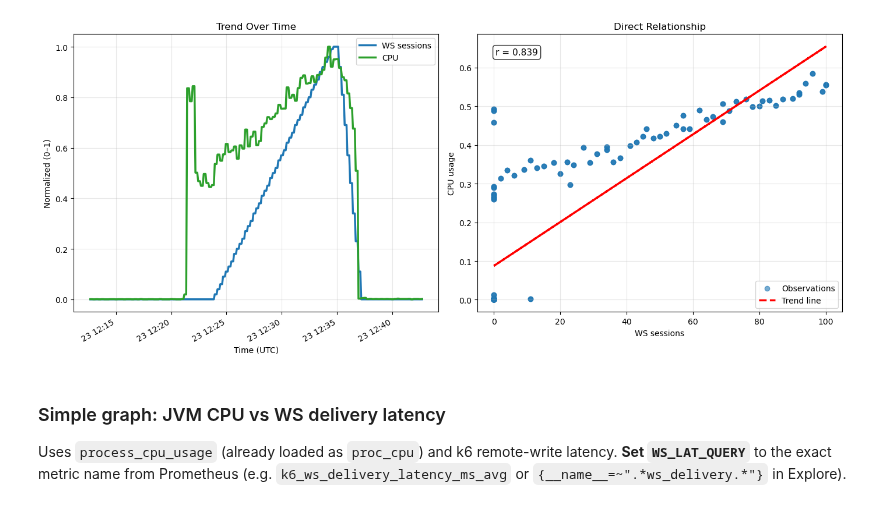
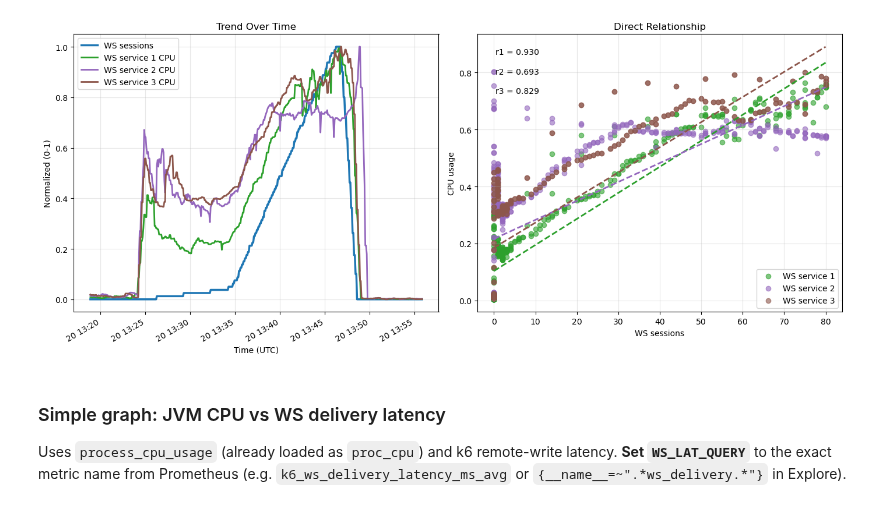
Before and after one commit to jakubjanak2004/chat-data-analysis, a Jupyter notebook: notebooks/intensive_messaging_analysis.ipynb, the cells around one changed output. Cells and saved outputs as stored; diff of their text form; code cells hidden in the pictures.

```diff
--- a/notebooks/intensive_messaging_analysis.ipynb
+++ b/notebooks/intensive_messaging_analysis.ipynb
@@ -64,0 +11,3 @@ ws_lat = prom_query_range(
+# %%
+df = pd.read_csv('../exports/intensive_messaging_eda.csv')
+df
@@ -197,62 +204,81 @@ plt.show()
 fig, (ax1, ax2) = plt.subplots(1, 2, figsize=(14, 6))
 
 # --- Left: normalized timeline ---
 if not ws_active_sessions.empty:
     normalize(ws_active_sessions).plot(
         ax=ax1, linewidth=2.5, color="tab:blue", label="WS sessions"
     )
 
-if not proc_cpu.empty:
-    normalize(proc_cpu).plot(
-        ax=ax1, linewidth=2.5, color="tab:green", label="CPU"
+if not ws_service_1_cpu.empty:
+    normalize(ws_service_1_cpu).plot(
+        ax=ax1, linewidth=2.0, color="tab:green", label="WS service 1 CPU"
+    )
+
+if not ws_service_2_cpu.empty:
+    normalize(ws_service_2_cpu).plot(
+        ax=ax1, linewidth=2.0, color="tab:purple", label="WS service 2 CPU"
+    )
+
+if not ws_service_3_cpu.empty:
+    normalize(ws_service_3_cpu).plot(
+        ax=ax1, linewidth=2.0, color="tab:brown", label="WS service 3 CPU"
     )
 
 ax1.set_title("Trend Over Time")
-ax1.set_ylabel("Normalized (0–1)")
+ax1.set_ylabel("Normalized (0-1)")
 ax1.set_xlabel("Time (UTC)")
 ax1.legend(frameon=True)
 ax1.grid(True, alpha=0.3)
 
 # --- Right: scatter ---
 x = ws_active_sessions.iloc[:, 0]
-y = proc_cpu.iloc[:, 0]
 
-ax2.scatter(x, y, alpha=0.6, color="tab:blue", label="Observations")
+if not ws_service_1_cpu.empty:
+    y1 = ws_service_1_cpu.reindex(x.index).iloc[:, 0]
+    m1 = ~(x.isna() | y1.isna())
+    ax2.scatter(x[m1], y1[m1], alpha=0.6, color="tab:green", label="WS service 1")
+    if m1.sum() > 1:
+        z1 = np.polyfit(x[m1], y1[m1], 1)
+        p1 = np.poly1d(z1)
+        xs1 = np.linspace(x[m1].min(), x[m1].max(), 100)
+        ax2.plot(xs1, p1(xs1), linewidth=2.0, color="tab:green", linestyle="--")
+        r1 = np.corrcoef(x[m1], y1[m1])[0, 1]
+        ax2.text(0.05, 0.95, f"r1 = {r1:.3f}", transform=ax2.transAxes, fontsize=10, verticalalignment="top")
 
-# Regression line
-z = np.polyfit(x, y, 1)
-p = np.poly1d(z)
-ax2.plot(
-    x, p(x),
-    linewidth=2.5,
-    color="red",
-    linestyle="--",
-    label="Trend line"
-)
+if not ws_service_2_cpu.empty:
+    y2 = ws_service_2_cpu.reindex(x.index).iloc[:, 0]
+    m2 = ~(x.isna() | y2.isna())
+    ax2.scatter(x[m2], y2[m2], alpha=0.6, color="tab:purple", label="WS service 2")
+    if m2.sum() > 1:
+        z2 = np.polyfit(x[m2], y2[m2], 1)
+        p2 = np.poly1d(z2)
+        xs2 = np.linspace(x[m2].min(), x[m2].max(), 100)
+        ax2.plot(xs2, p2(xs2), linewidth=2.0, color="tab:purple", linestyle="--")
+        r2 = np.corrcoef(x[m2], y2[m2])[0, 1]
+        ax2.text(0.05, 0.88, f"r2 = {r2:.3f}", transform=ax2.transAxes, fontsize=10, verticalalignment="top")
 
-# ✅ Correlation coefficient
-corr = np.corrcoef(x, y)[0, 1]
-
-# Display it on the plot
-ax2.text(
-    0.05, 0.95,
-    f"r = {corr:.3f}",
-    transform=ax2.transAxes,
-    fontsize=11,
-    verticalalignment='top',
-    bbox=dict(boxstyle="round", facecolor="white", alpha=0.8)
-)
+if not ws_service_3_cpu.empty:
+    y3 = ws_service_3_cpu.reindex(x.index).iloc[:, 0]
+    m3 = ~(x.isna() | y3.isna())
+    ax2.scatter(x[m3], y3[m3], alpha=0.6, color="tab:brown", label="WS service 3")
+    if m3.sum() > 1:
+        z3 = np.polyfit(x[m3], y3[m3], 1)
+        p3 = np.poly1d(z3)
+        xs3 = np.linspace(x[m3].min(), x[m3].max(), 100)
+        ax2.plot(xs3, p3(xs3), linewidth=2.0, color="tab:brown", linestyle="--")
+        r3 = np.corrcoef(x[m3], y3[m3])[0, 1]
+        ax2.text(0.05, 0.81, f"r3 = {r3:.3f}", transform=ax2.transAxes, fontsize=10, verticalalignment="top")
 
 ax2.set_title("Direct Relationship")
 ax2.set_xlabel("WS sessions")
 ax2.set_ylabel("CPU usage")
 ax2.legend()
 ax2.grid(True, alpha=0.3)
 
 plt.tight_layout()
 plt.show()
 # %% [output]
-[figure, old version]
+[figure, new version]
 # %% [markdown]
 ### Simple graph: JVM CPU vs WS delivery latency
 
```
Also changed, not shown: parts of 13 cells of this notebook, 8 other files.
